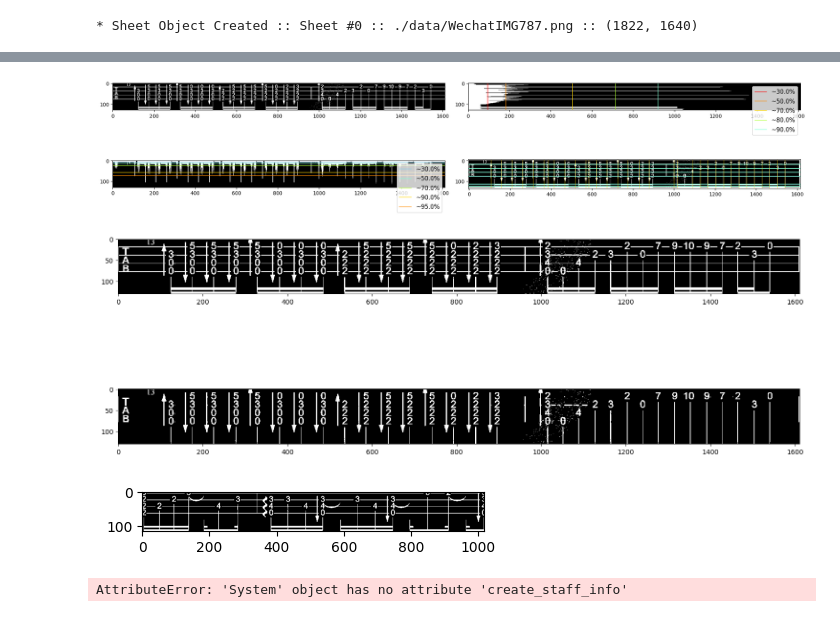
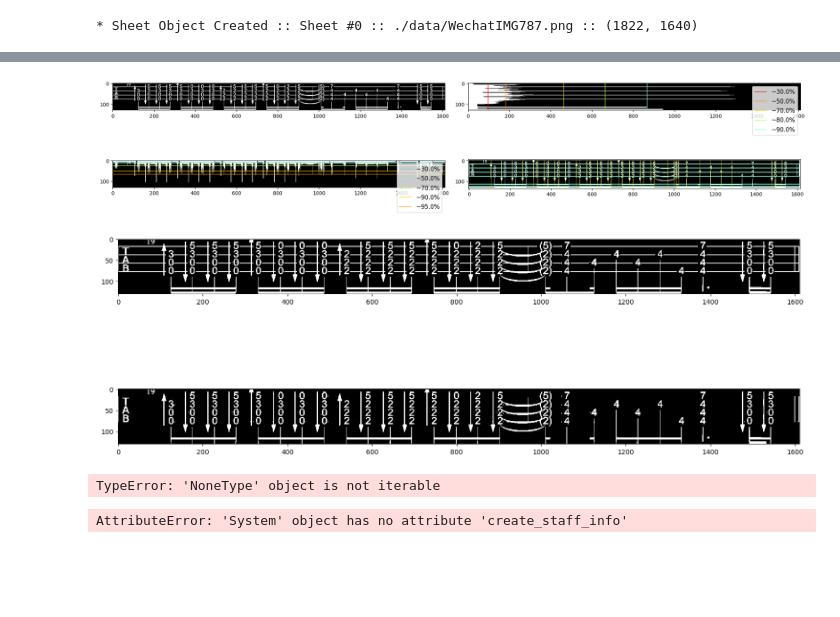
Before and after one commit to WindBise/OMR_forUke, a Jupyter notebook: 00-OMRobject_Class_definition.ipynb, the cells around one changed output, grey strips where cells are left out. Cells and saved outputs as stored; diff of their text form; code cells hidden in the pictures; blank space fills up the shorter version.

```diff
--- a/00-OMRobject_Class_definition.ipynb
+++ b/00-OMRobject_Class_definition.ipynb
@@ -57,7 +55,7 @@ plt.show()
 systems = sheets[sample_idx].systems
 sample_idx = 0
 # %%
-sample_idx = 6
+sample_idx = 9
 line_opt = ['red', 'darkorange', 'gold', 'greenyellow', 'aquamarine', 'skyblue']
 
 fig = plt.figure(figsize=(20,5))
@@ -102,24 +100,24 @@ axVis.set_xlim([-5, systems[sample_idx].shape[1]+5])
 fig.set_tight_layout(True)
 plt.show()
 # %% [output]
-[figure, old version]
+[figure, new version]
 # %%
-sample_idx = 6
+sample_idx = 9
 fig = plt.figure(figsize=(15,8))
 axt = plt.subplot2grid((2, 1), (0, 0))
 axt.imshow(systems[sample_idx].image, cmap='gray')
 
 systems[sample_idx].reset_line_removed_image()
 systems[sample_idx].remove_lines(hline_pos, hthickness, direction='hor')
 systems[sample_idx].remove_lines(vline_pos, vthickness, direction='ver')
 
 axb = plt.subplot2grid((2, 1), (1, 0))
 axb.imshow(systems[sample_idx].image_line_removed, cmap='gray')
 
 fig.set_tight_layout(True)
 plt.show()
 # %% [output]
-[figure, old version]
+[figure, new version]
 # %%
 measures = systems[sample_idx].split_into_measures()
 
@@ -128,7 +126,7 @@ for i, m in enumerate(measures):
     ax = fig.add_subplot(1, 3, i+1)
     ax.imshow(m, cmap='gray')
 # %% [output]
-[figure, removed]
+TypeError: 'NoneType' object is not iterable
 # %%
 systems[sample_idx].create_staff_info()
 print(len(systems[sample_idx].staves))
```
Also changed, not shown: parts of 2 cells of this notebook, 1 other file.
